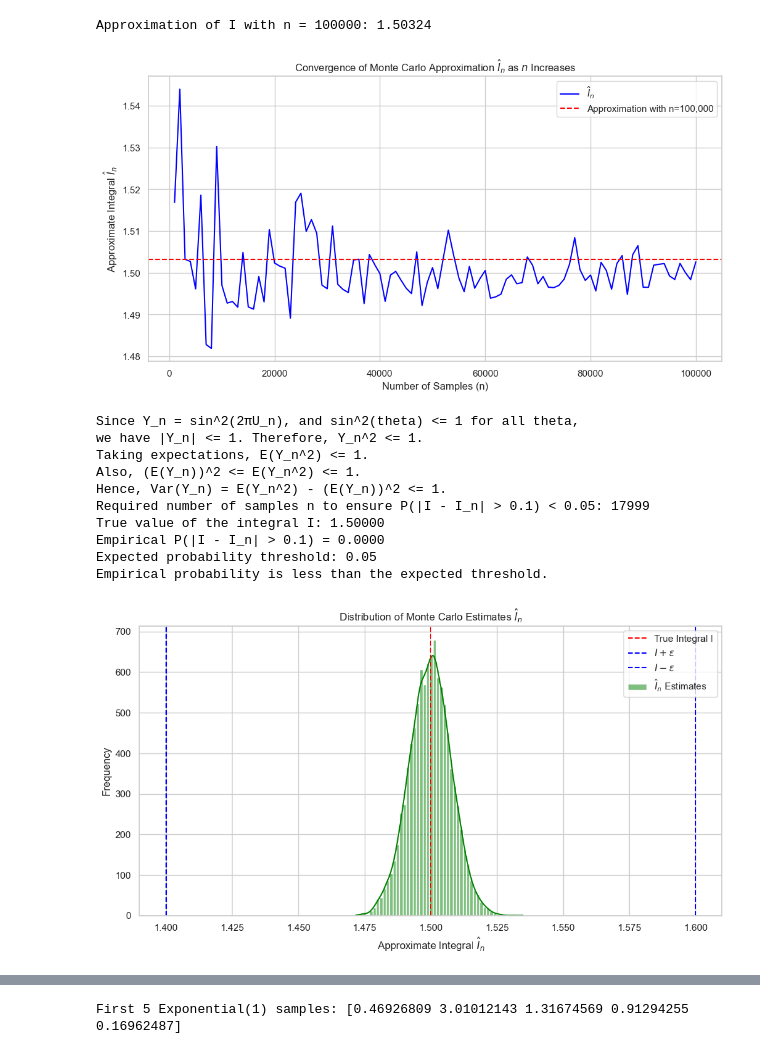
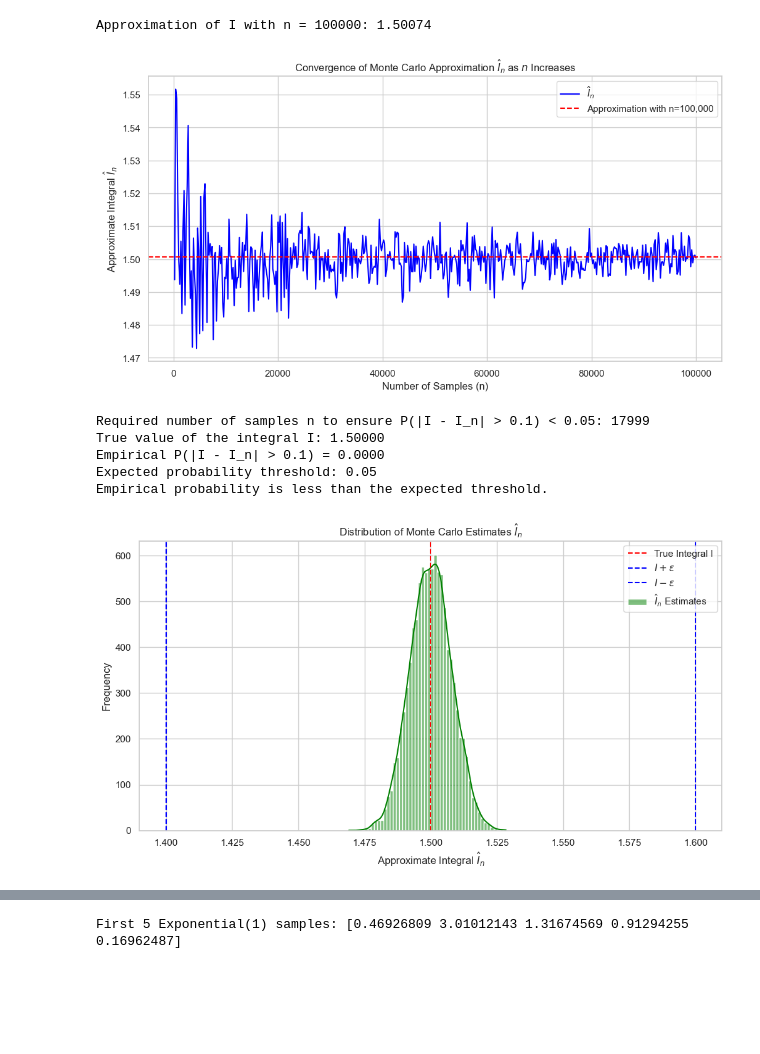
Before and after one commit to YashDagade/Math-231, a Jupyter notebook: Quiz1/quiz1.ipynb, the cells around one changed output, grey strips where cells are left out. Saved outputs shown, nothing was run; the diff lists cells and outputs as text; code cells hidden in the pictures; blank space fills up the shorter version.

```diff
--- a/Quiz1/quiz1.ipynb
+++ b/Quiz1/quiz1.ipynb
@@ -183,19 +189,19 @@ def monte_carlo_integration(n, a=0, b=3):
 
     return I_n
 
-# Example: Approximating I with a large n
+# Approximating I with a large n
 n_large = 100000
 I_n_large = monte_carlo_integration(n_large)
 print(f"Approximation of I with n = {n_large}: {I_n_large:.5f}")
 
 # 1.b. Plotting I_n as a function of n to show convergence
-def plot_convergence(max_n=100000, step=1000, a=0, b=3):
+def plot_convergence(max_n=100000, step=200, a=0, b=3):
     """
     Plot the Monte Carlo approximation of the integral I as a function of n.
 
     Parameters:
     max_n (int): Maximum number of samples.
-    step (int): Step size for n.
+    step (int): Step size for n - to save on computation time.
     a (float): Lower limit of integration.
     b (float): Upper limit of integration.
     """
@@ -229,7 +235,7 @@ plot_convergence()
 """
 Show that Var(Y_n) <= 1 given Y_n = sin^2(2πU_n) and U_n ~ Uniform[0,3].
 
-Since |Y_n| <= 1, we have Y_n^2 <= 1.
+Since |Y_n| <= 1, we have Y_n^2 <= 1. since sin is bounded between -1 and 1, sin^2 will be bounded between 0 and 1.
 Therefore, E(Y_n^2) <= 1.
 Also, (E(Y_n))^2 <= E(Y_n^2) <= 1.
 Hence, Var(Y_n) = E(Y_n^2) - (E(Y_n))^2 <= 1 - 0 = 1.
@@ -239,7 +245,7 @@ Hence, Var(Y_n) = E(Y_n^2) - (E(Y_n))^2 <= 1 - 0 = 1.
 "Taking expectations, E(Y_n^2) <= 1."
 
 #Summrizing the proof
-"Also, (E(Y_n))^2 <= E(Y_n^2) <= 1."
+"Also, (E(Y_n))^2 <= E(Y_n^2) <= 1." BTW - (E(Y_n))^2 <= E(Y_n^2) is just Jensen's inequality - https://en.wikipedia.org/wiki/Jensen%27s_inequality
 "Hence, Var(Y_n) = E(Y_n^2) - (E(Y_n))^2 <= 1."""
 
 
@@ -267,13 +273,12 @@ def determine_n(epsilon=0.1, delta=0.05, var_Y=1, a=0, b=3):
     n = int((b - a)**2 / (delta * epsilon**2))
     return n
 
-# Calculate the required n
 epsilon = 0.1
 delta = 0.05
-n_required = determine_n(epsilon, delta)
+n_required = determine_n()
 print(f"Required number of samples n to ensure P(|I - I_n| > {epsilon}) < {delta}: {n_required}")
 
-# Section 4: Empirical Validation
+# Section 4: Empirical Validation - no need for wolfram alpha
 
 # 4.a. Calculating the true value of I
 def true_integral(a=0, b=3):
@@ -332,6 +337,8 @@ def empirical_probability_estimation(I_true, n, epsilon=0.1, simulations=10000,
 
     return prob
 
+
+
 # Perform the empirical probability estimation
 simulations = 10000
 empirical_prob = empirical_probability_estimation(I_true, n_required, epsilon, simulations)
@@ -345,6 +352,9 @@ elif empirical_prob == delta:
     print("Empirical probability is equal to the expected threshold.")
 else:
     print("Empirical probability is greater than the expected threshold.")
+
+
+# this is actually because assuming that varince is less than 1 is actually quite conservative, so the actual probability is less than the expected threshold
 
 # Optional: Plotting the distribution of I_n estimates
 def plot_I_n_distribution(I_true, n, simulations=10000, a=0, b=3):
@@ -356,43 +366,38 @@ def plot_I_n_distribution(I_true, n, simulations=10000, a=0, b=3):
     n (int): Number of samples per simulation.
     simulations (int): Number of simulations to perform.
     a (float): Lower limit of integration.
     b (float): Upper limit of integration.
     """
     # Generate I_n estimates
     U = np.random.uniform(a, b, (simulations, n))
     Y = np.sin(2 * np.pi * U)**2
     I_n_estimates = (b - a) * np.mean(Y, axis=1)
 
     # Plotting the histogram
     plt.figure(figsize=(12, 6))
     sns.histplot(I_n_estimates, bins=50, kde=True, color='green', label=r'$\hat{I}_n$ Estimates')
 
     # Plot the true value
     plt.axvline(x=I_true, color='red', linestyle='--', label='True Integral I')
 
     # Plot the epsilon thresholds
     plt.axvline(x=I_true + epsilon, color='blue', linestyle='--', label=r'$I + \epsilon$')
     plt.axvline(x=I_true - epsilon, color='blue', linestyle='--', label=r'$I - \epsilon$')
 
     plt.xlabel(r'Approximate Integral $\hat{I}_n$')
     plt.ylabel('Frequency')
     plt.title(r'Distribution of Monte Carlo Estimates $\hat{I}_n$')
     plt.legend()
     plt.show()
 
 # Plot the distribution of I_n estimates
 plot_I_n_distribution(I_true, n_required, simulations)
 # %% [output]
-Approximation of I with n = 100000: 1.50324
+Approximation of I with n = 100000: 1.50074
-[figure, old version]
+[figure, new version]
-Since Y_n = sin^2(2πU_n), and sin^2(theta) <= 1 for all theta,
-we have |Y_n| <= 1. Therefore, Y_n^2 <= 1.
-Taking expectations, E(Y_n^2) <= 1.
-Also, (E(Y_n))^2 <= E(Y_n^2) <= 1.
-Hence, Var(Y_n) = E(Y_n^2) - (E(Y_n))^2 <= 1.
 Required number of samples n to ensure P(|I - I_n| > 0.1) < 0.05: 17999
 True value of the integral I: 1.50000
 Empirical P(|I - I_n| > 0.1) = 0.0000
 Expected probability threshold: 0.05
 Empirical probability is less than the expected threshold.
-[figure, old version]
+[figure, new version]
```
Also changed, not shown: parts of 13 cells of this notebook.
